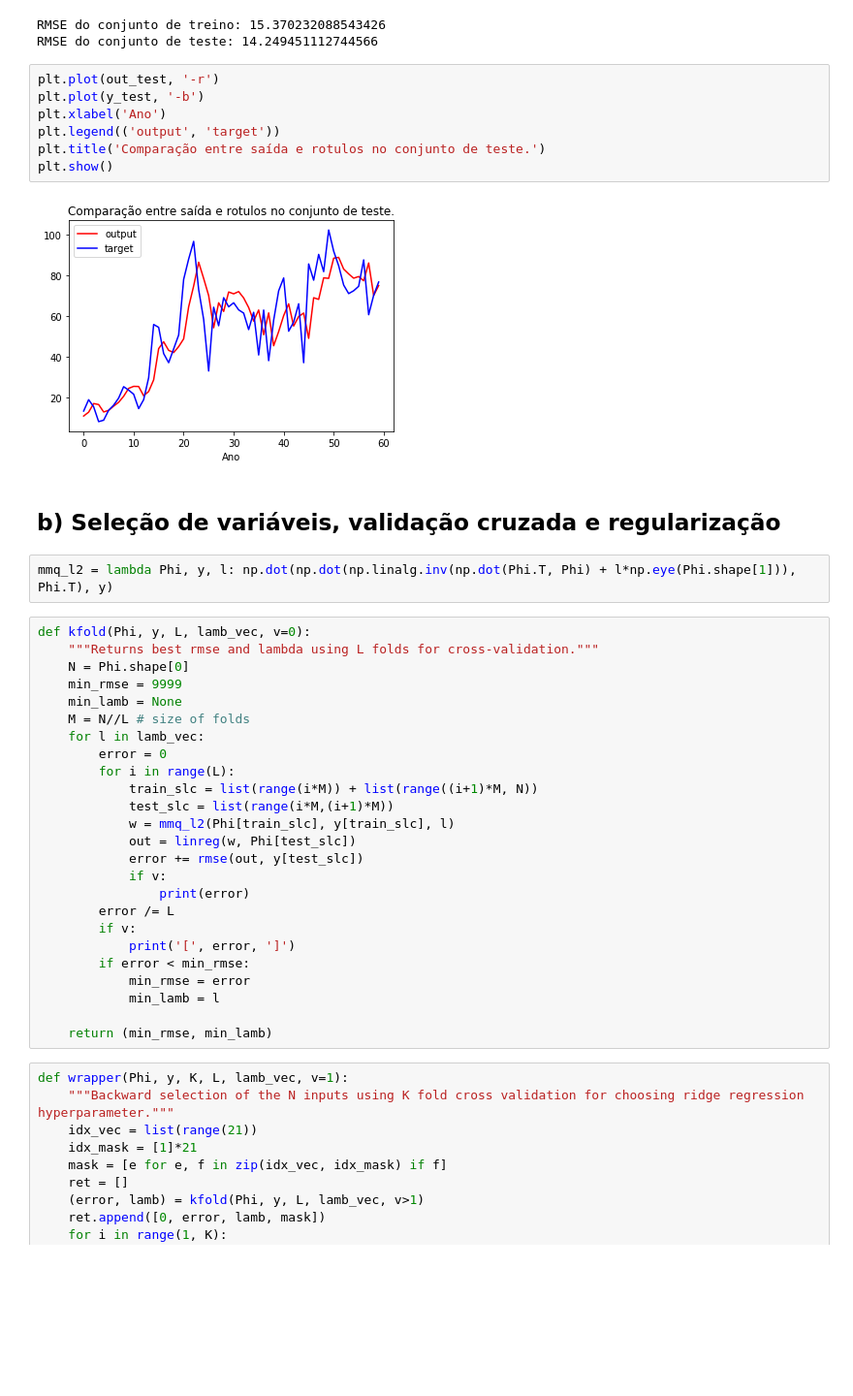
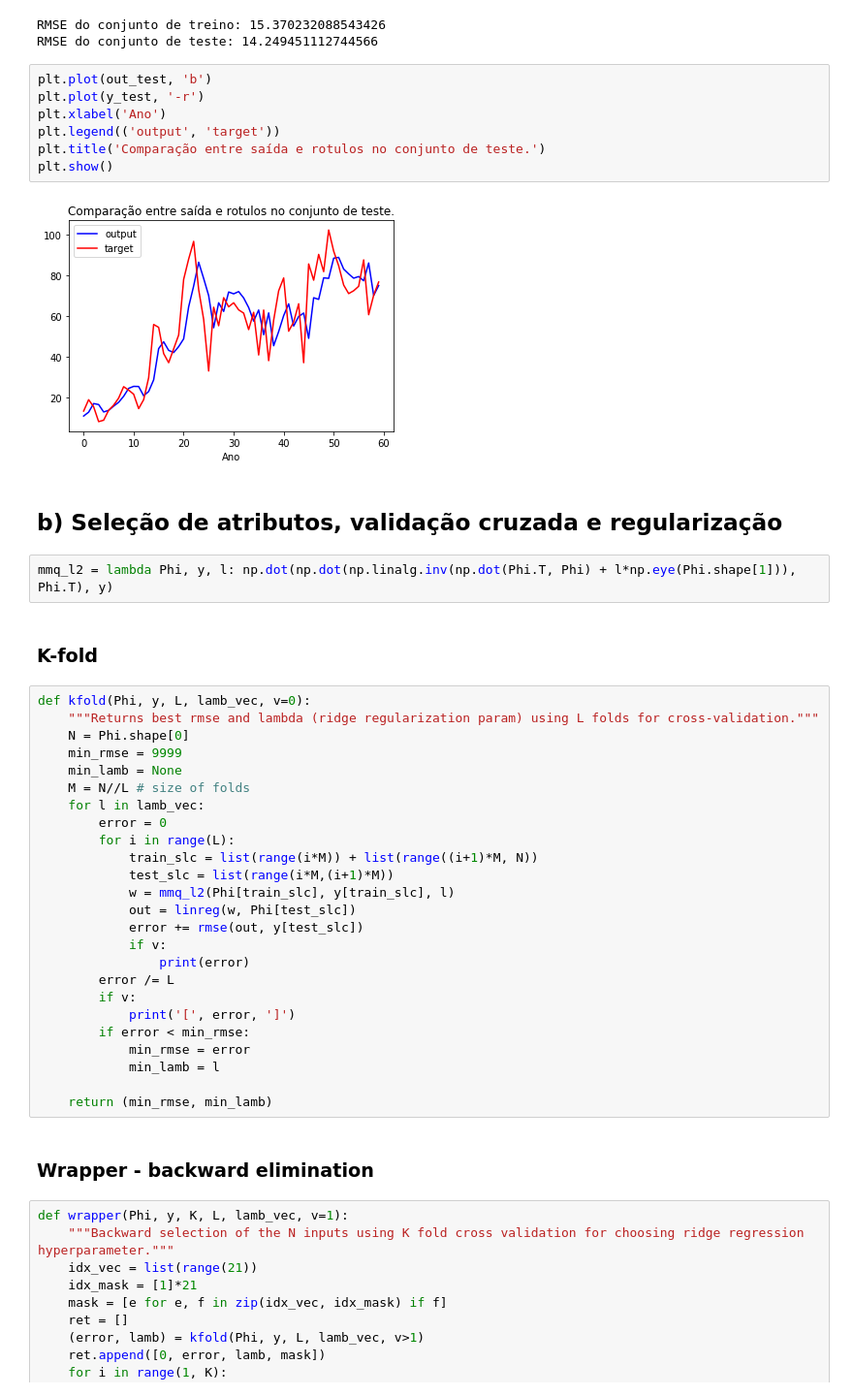
Before and after one commit to RafaelGoncalves8/machine-learning, a Jupyter notebook: deliver/EFC1 - Regressao Linear.ipynb, the cells around one changed output. Shown at 97% size. Drawn from its saved outputs; the diff is of its cells as text; blank space fills up the shorter version.

```diff
--- a/deliver/EFC1 - Regressao Linear.ipynb
+++ b/deliver/EFC1 - Regressao Linear.ipynb
@@ -153,21 +154,23 @@ print("RMSE do conjunto de treino: {}\nRMSE do conjunto de teste: {}".format(rms
 RMSE do conjunto de treino: 15.370232088543426
 RMSE do conjunto de teste: 14.249451112744566
 # %%
-plt.plot(out_test, '-r')
-plt.plot(y_test, '-b')
+plt.plot(out_test, 'b')
+plt.plot(y_test, '-r')
 plt.xlabel('Ano')
 plt.legend(('output', 'target'))
 plt.title('Comparação entre saída e rotulos no conjunto de teste.')
 plt.show()
 # %% [output]
-[figure, old version]
+[figure, new version]
 # %% [markdown]
-## b) Seleção de variáveis, validação cruzada e regularização
+## b) Seleção de atributos, validação cruzada e regularização
 # %%
 mmq_l2 = lambda Phi, y, l: np.dot(np.dot(np.linalg.inv(np.dot(Phi.T, Phi) + l*np.eye(Phi.shape[1])), Phi.T), y)
+# %% [markdown]
+### K-fold
 # %%
 def kfold(Phi, y, L, lamb_vec, v=0):
-    """Returns best rmse and lambda using L folds for cross-validation."""
+    """Returns best rmse and lambda (ridge regularization param) using L folds for cross-validation."""
     N = Phi.shape[0]
     min_rmse = 9999
     min_lamb = None
@@ -190,6 +193,8 @@ def kfold(Phi, y, L, lamb_vec, v=0):
             min_lamb = l
 
     return (min_rmse, min_lamb)
+# %% [markdown]
+### Wrapper - backward elimination
 # %%
 def wrapper(Phi, y, K, L, lamb_vec, v=1):
     """Backward selection of the N inputs using K fold cross validation for choosing ridge regression hyperparameter."""
```
Also changed, not shown: parts of 7 cells of this notebook.
